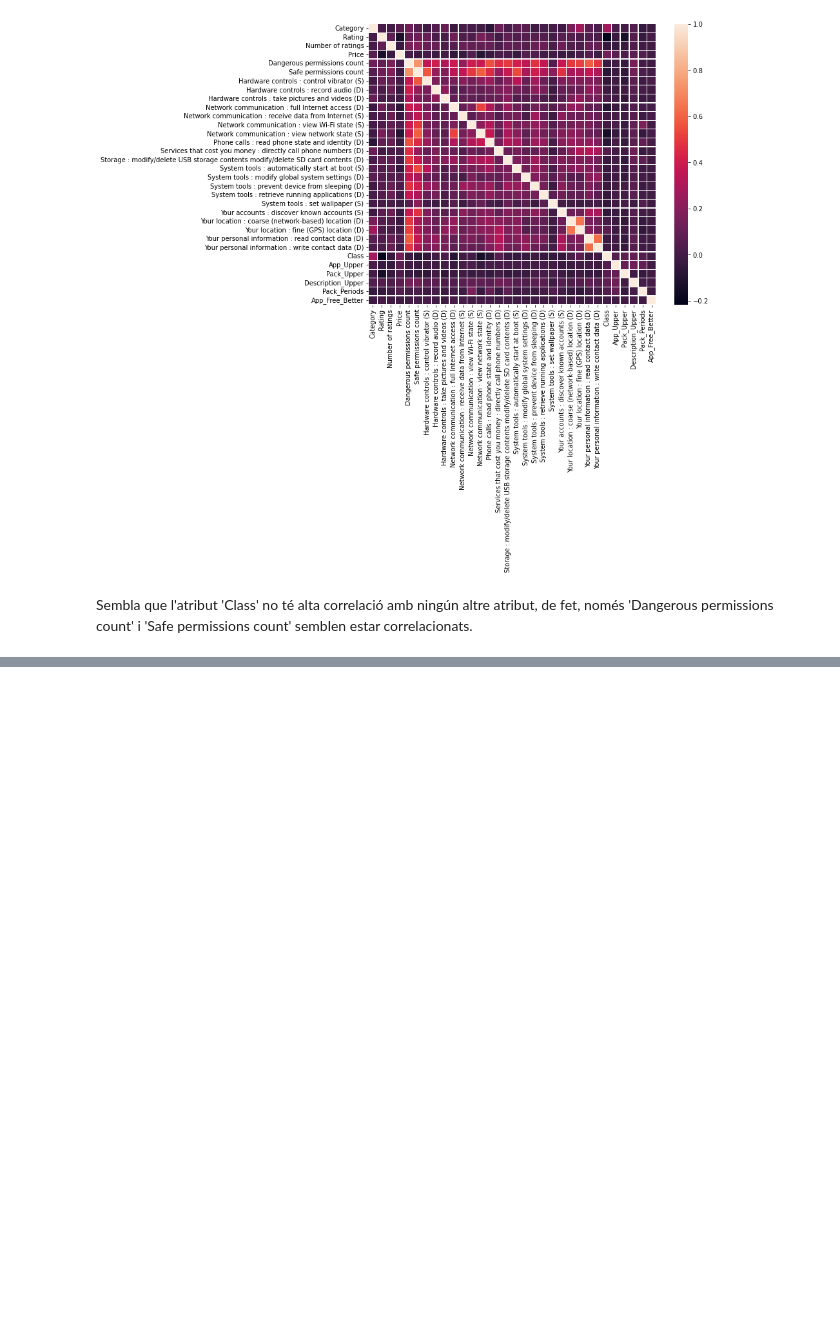
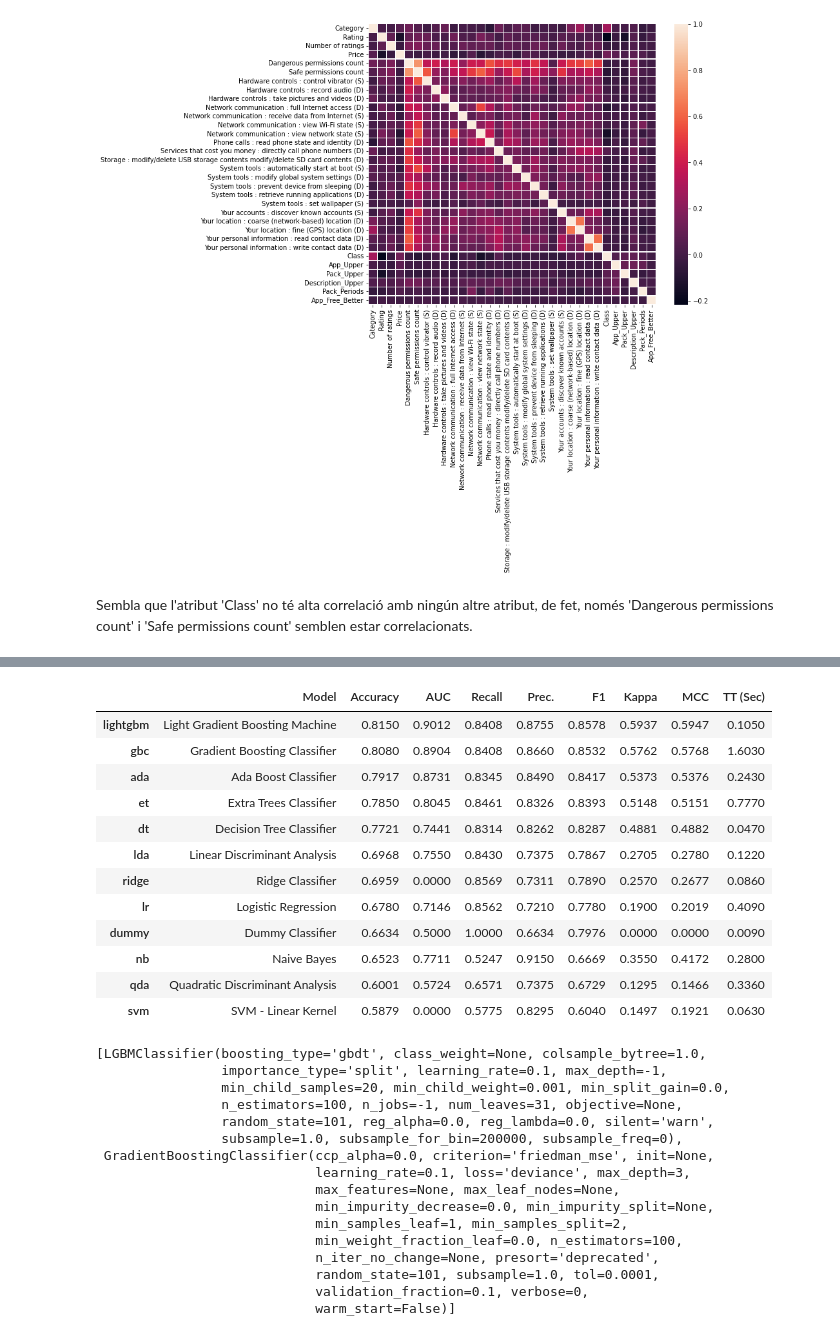
Before and after one commit to isotopi/Android_Permission, a Jupyter notebook: notebooks/android_permission.ipynb, the cells around one changed output, grey strips where cells are left out. Cells and saved outputs as stored; diff of their text form; code cells hidden in the pictures; blank space fills up the shorter version.

Commit message:
some preds and some result analysi

```diff
--- a/notebooks/android_permission.ipynb
+++ b/notebooks/android_permission.ipynb
@@ -159,0 +237,32 @@ Sembla que l'atribut 'Class' no té alta correlació amb ningún altre atribut,
+# %%
+compare_models(n_select=2)
+# %% [output]
+|  | Model | Accuracy | AUC | Recall | Prec. | F1 | Kappa | MCC | TT (Sec) |
+| lightgbm | Light Gradient Boosting Machine | 0.8150 | 0.9012 | 0.8408 | 0.8755 | 0.8578 | 0.5937 | 0.5947 | 0.1050 |
+| gbc | Gradient Boosting Classifier | 0.8080 | 0.8904 | 0.8408 | 0.8660 | 0.8532 | 0.5762 | 0.5768 | 1.6030 |
+| ada | Ada Boost Classifier | 0.7917 | 0.8731 | 0.8345 | 0.8490 | 0.8417 | 0.5373 | 0.5376 | 0.2430 |
+| et | Extra Trees Classifier | 0.7850 | 0.8045 | 0.8461 | 0.8326 | 0.8393 | 0.5148 | 0.5151 | 0.7770 |
+| dt | Decision Tree Classifier | 0.7721 | 0.7441 | 0.8314 | 0.8262 | 0.8287 | 0.4881 | 0.4882 | 0.0470 |
+| lda | Linear Discriminant Analysis | 0.6968 | 0.7550 | 0.8430 | 0.7375 | 0.7867 | 0.2705 | 0.2780 | 0.1220 |
+| ridge | Ridge Classifier | 0.6959 | 0.0000 | 0.8569 | 0.7311 | 0.7890 | 0.2570 | 0.2677 | 0.0860 |
+| lr | Logistic Regression | 0.6780 | 0.7146 | 0.8562 | 0.7210 | 0.7780 | 0.1900 | 0.2019 | 0.4090 |
+| dummy | Dummy Classifier | 0.6634 | 0.5000 | 1.0000 | 0.6634 | 0.7976 | 0.0000 | 0.0000 | 0.0090 |
+| nb | Naive Bayes | 0.6523 | 0.7711 | 0.5247 | 0.9150 | 0.6669 | 0.3550 | 0.4172 | 0.2800 |
+| qda | Quadratic Discriminant Analysis | 0.6001 | 0.5724 | 0.6571 | 0.7375 | 0.6729 | 0.1295 | 0.1466 | 0.3360 |
+| svm | SVM - Linear Kernel | 0.5879 | 0.0000 | 0.5775 | 0.8295 | 0.6040 | 0.1497 | 0.1921 | 0.0630 |
+[LGBMClassifier(boosting_type='gbdt', class_weight=None, colsample_bytree=1.0,
+                importance_type='split', learning_rate=0.1, max_depth=-1,
+                min_child_samples=20, min_child_weight=0.001, min_split_gain=0.0,
+                n_estimators=100, n_jobs=-1, num_leaves=31, objective=None,
+                random_state=101, reg_alpha=0.0, reg_lambda=0.0, silent='warn',
+                subsample=1.0, subsample_for_bin=200000, subsample_freq=0),
+ GradientBoostingClassifier(ccp_alpha=0.0, criterion='friedman_mse', init=None,
+                            learning_rate=0.1, loss='deviance', max_depth=3,
+                            max_features=None, max_leaf_nodes=None,
+                            min_impurity_decrease=0.0, min_impurity_split=None,
+                            min_samples_leaf=1, min_samples_split=2,
+                            min_weight_fraction_leaf=0.0, n_estimators=100,
+                            n_iter_no_change=None, presort='deprecated',
+                            random_state=101, subsample=1.0, tol=0.0001,
+                            validation_fraction=0.1, verbose=0,
+                            warm_start=False)]
```
Also changed, not shown: parts of 29 cells of this notebook.
